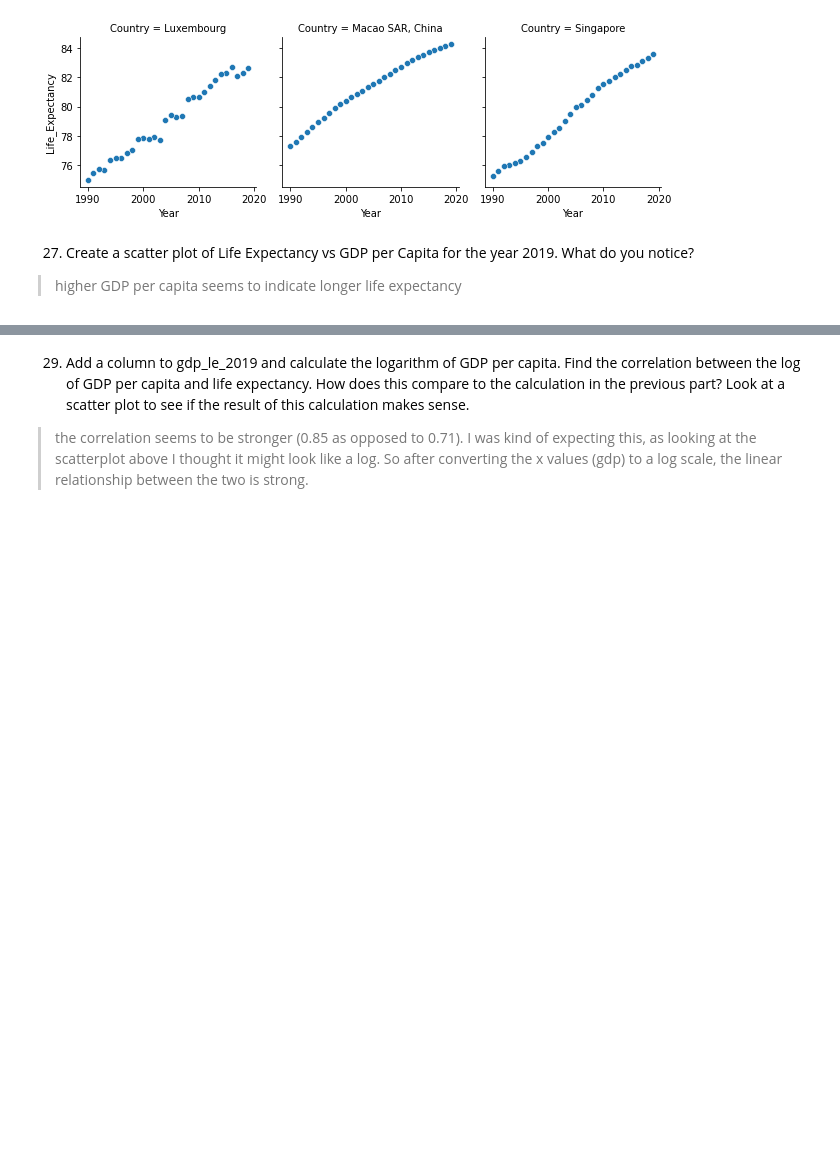
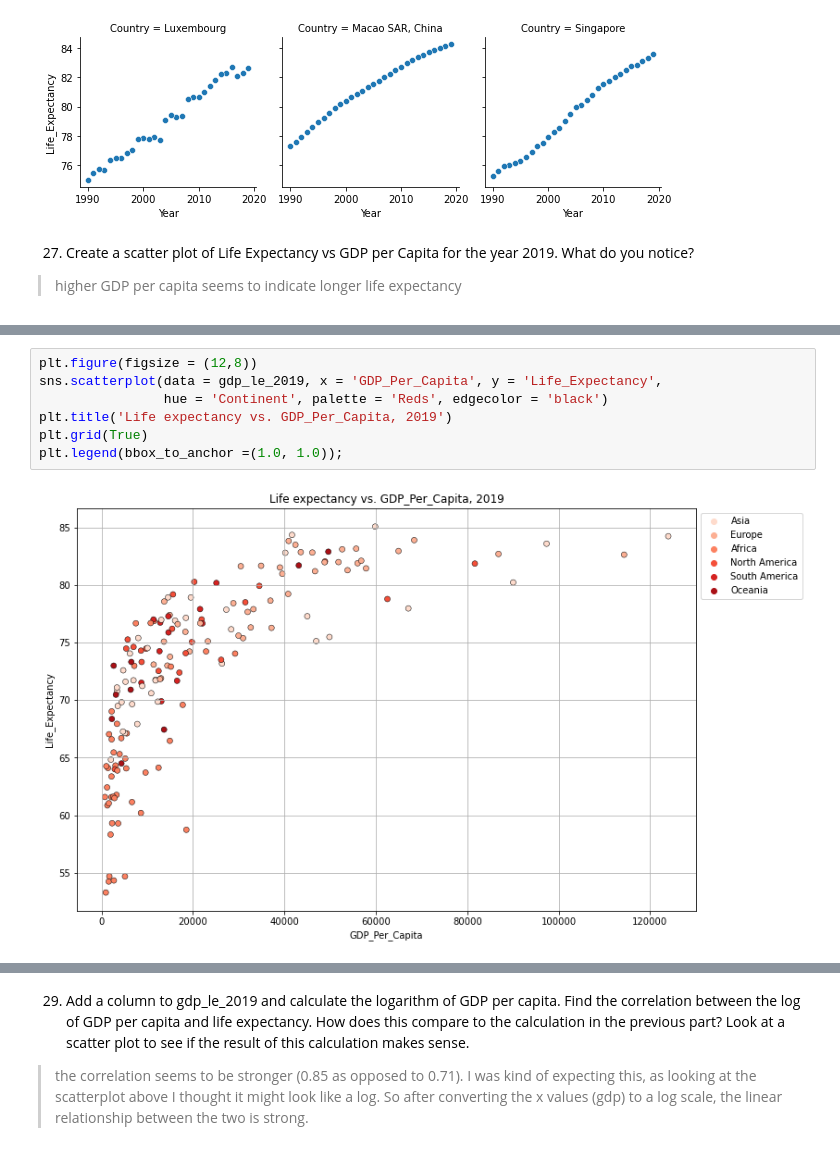
Before and after one commit to tomoumer/un_data_question-tomoumer, a Jupyter notebook: notebooks/UN_Data_Exploration.ipynb, the cells around one changed output, grey strips where cells are left out. Saved outputs shown, nothing was run; the diff lists cells and outputs as text; blank space fills up the shorter version.

```diff
--- a/notebooks/UN_Data_Exploration.ipynb
+++ b/notebooks/UN_Data_Exploration.ipynb
@@ -375,4 +386,13 @@ gdp_le_2019.plot(kind='scatter', x='GDP_Per_Capita', y='Life_Expectancy')
 [figure]
+# %%
+plt.figure(figsize = (12,8))
+sns.scatterplot(data = gdp_le_2019, x = 'GDP_Per_Capita', y = 'Life_Expectancy',
+                hue = 'Continent', palette = 'Reds', edgecolor = 'black')
+plt.title('Life expectancy vs. GDP_Per_Capita, 2019')
+plt.grid(True)
+plt.legend(bbox_to_anchor =(1.0, 1.0));
+# %% [output]
+[figure, added]
 # %% [markdown]
 28. Find the correlation between Life Expectancy and GDP per Capita for the year 2019. What is the meaning of this number?
 
```
Also changed, not shown: parts of 24 cells of this notebook, 1 other file.
